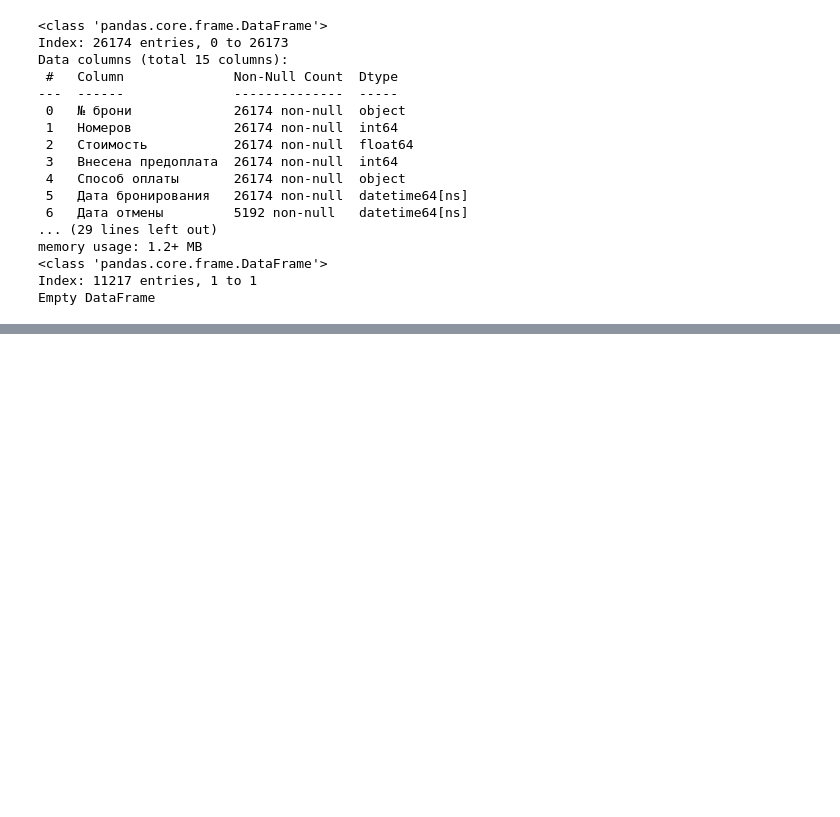
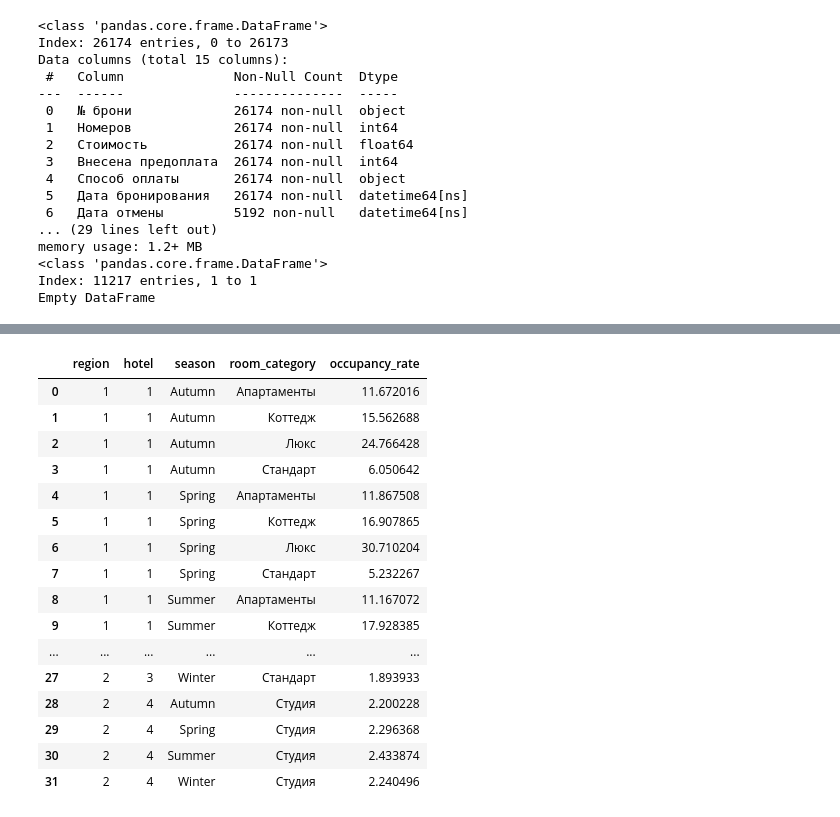
Before and after one commit to EPrutskoy/MindGames_Hotel_Product, a Jupyter notebook: hse_hotel_project.ipynb, the cells around one changed output, grey strips where cells are left out. Saved outputs shown, nothing was run; the diff lists cells and outputs as text; code cells hidden in the pictures; blank space fills up the shorter version.

```diff
--- a/hse_hotel_project.ipynb
+++ b/hse_hotel_project.ipynb
@@ -442,0 +637,25 @@ plt.show()
+# %%
+
+# Рассчитываем процент заполненности
+hotel_season_capacity['occupancy_rate'] = (hotel_season_capacity['guests_in_room'] / hotel_season_capacity['rooms_occupied'])
+
+# Просмотр первых строк с результатами
+display(hotel_season_capacity[['region', 'hotel', 'season', 'room_category', 'occupancy_rate']])
+# %% [output]
+|  | region | hotel | season | room_category | occupancy_rate |
+| 0 | 1 | 1 | Autumn | Апартаменты | 11.672016 |
+| 1 | 1 | 1 | Autumn | Коттедж | 15.562688 |
+| 2 | 1 | 1 | Autumn | Люкс | 24.766428 |
+| 3 | 1 | 1 | Autumn | Стандарт | 6.050642 |
+| 4 | 1 | 1 | Spring | Апартаменты | 11.867508 |
+| 5 | 1 | 1 | Spring | Коттедж | 16.907865 |
+| 6 | 1 | 1 | Spring | Люкс | 30.710204 |
+| 7 | 1 | 1 | Spring | Стандарт | 5.232267 |
+| 8 | 1 | 1 | Summer | Апартаменты | 11.167072 |
+| 9 | 1 | 1 | Summer | Коттедж | 17.928385 |
+| ... | ... | ... | ... | ... | ... |
+| 27 | 2 | 3 | Winter | Стандарт | 1.893933 |
+| 28 | 2 | 4 | Autumn | Студия | 2.200228 |
+| 29 | 2 | 4 | Spring | Студия | 2.296368 |
+| 30 | 2 | 4 | Summer | Студия | 2.433874 |
+| 31 | 2 | 4 | Winter | Студия | 2.240496 |
```
Also changed, not shown: parts of 55 cells of this notebook, 2 other files.
